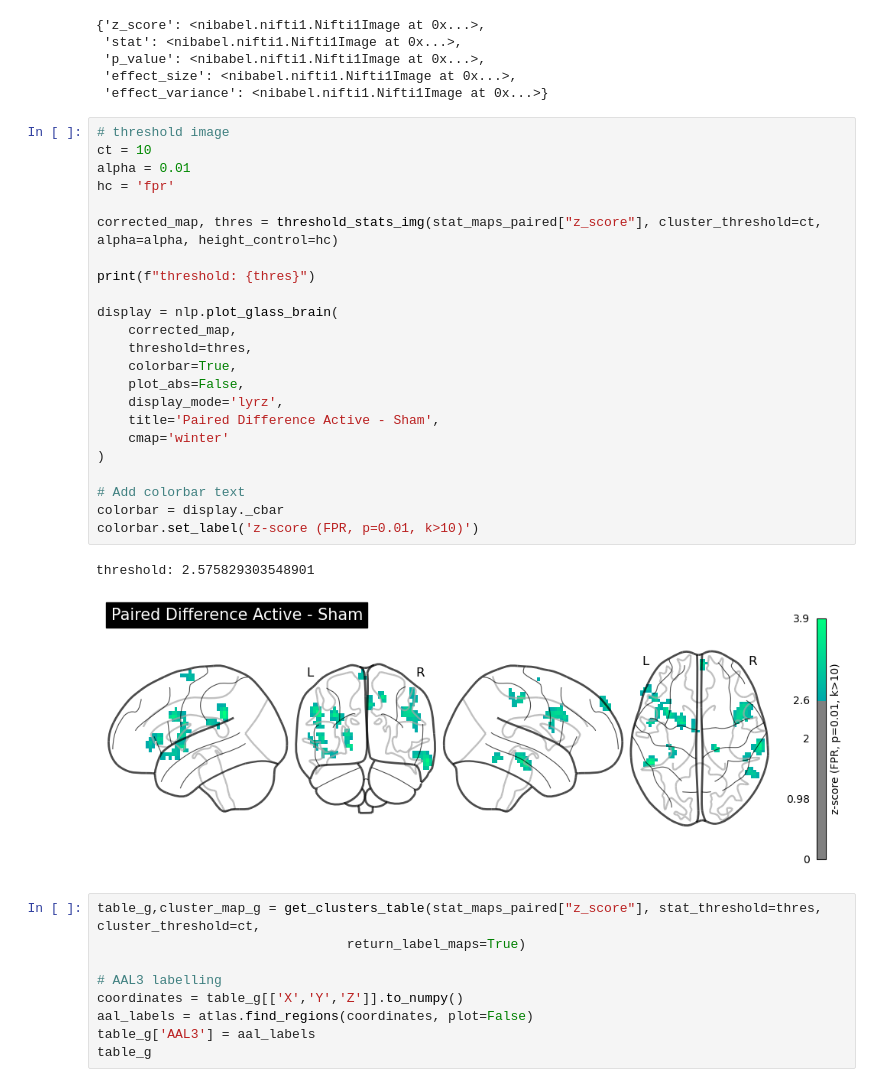
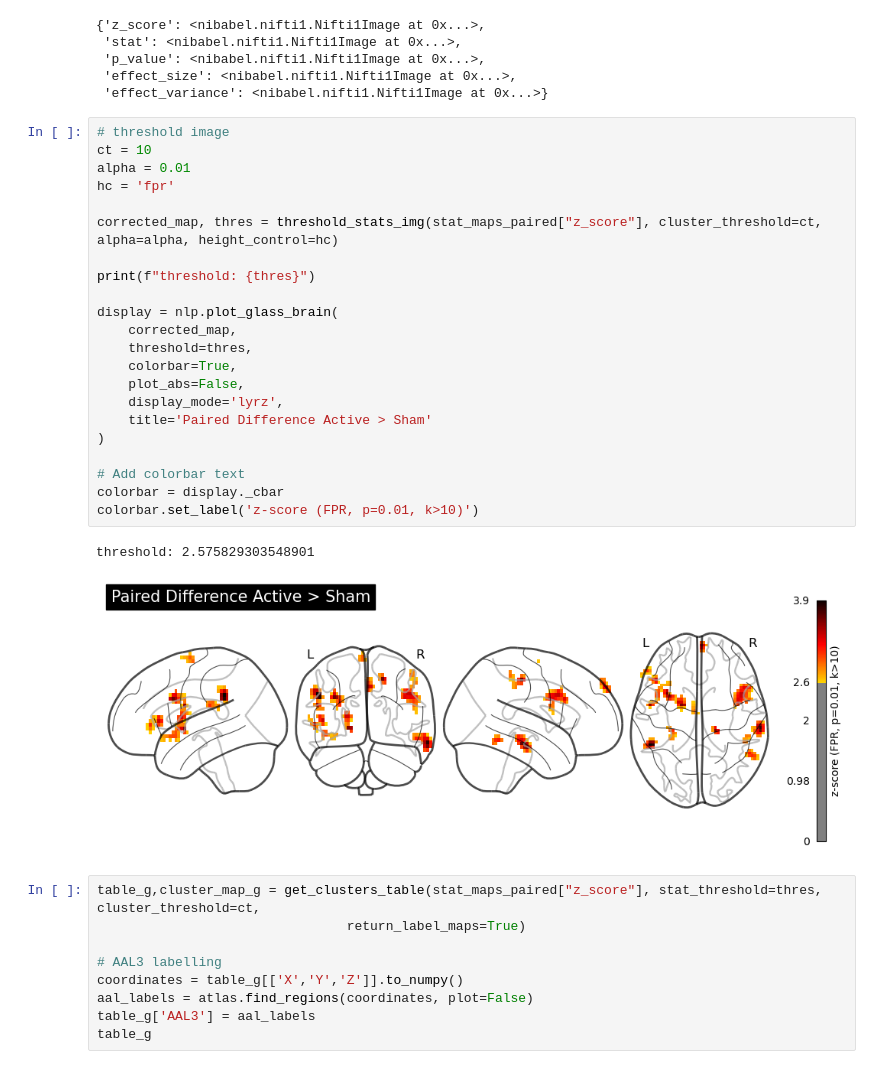
Before and after one commit to CIBIT-UC/musicnf-novelinterface, a Jupyter notebook: scripts/SecondLevelGLM_ActiveVSSham.ipynb, the cells around one changed output. Saved outputs shown, nothing was run; the diff lists cells and outputs as text.

```diff
--- a/scripts/SecondLevelGLM_ActiveVSSham.ipynb
+++ b/scripts/SecondLevelGLM_ActiveVSSham.ipynb
@@ -77,29 +77,28 @@ stat_maps_paired
 # %%
 # threshold image
 ct = 10
 alpha = 0.01
 hc = 'fpr'
 
 corrected_map, thres = threshold_stats_img(stat_maps_paired["z_score"], cluster_threshold=ct, alpha=alpha, height_control=hc)
 
 print(f"threshold: {thres}")
 
 display = nlp.plot_glass_brain(
     corrected_map,
     threshold=thres,
     colorbar=True,
     plot_abs=False,
     display_mode='lyrz',
-    title='Paired Difference Active - Sham',
-    cmap='winter'
+    title='Paired Difference Active > Sham'
 )
 
 # Add colorbar text
 colorbar = display._cbar
 colorbar.set_label('z-score (FPR, p=0.01, k>10)')
 # %% [output]
 threshold: 2.575829303548901
-[figure, old version]
+[figure, new version]
 # %%
 table_g,cluster_map_g = get_clusters_table(stat_maps_paired["z_score"], stat_threshold=thres, cluster_threshold=ct,
                                 return_label_maps=True)
```
Also changed, not shown: parts of 15 cells of this notebook, 4 other files.
